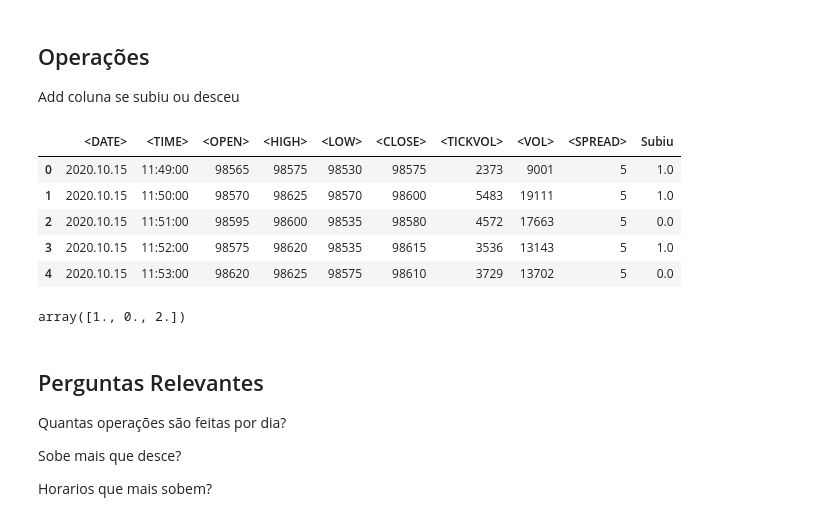
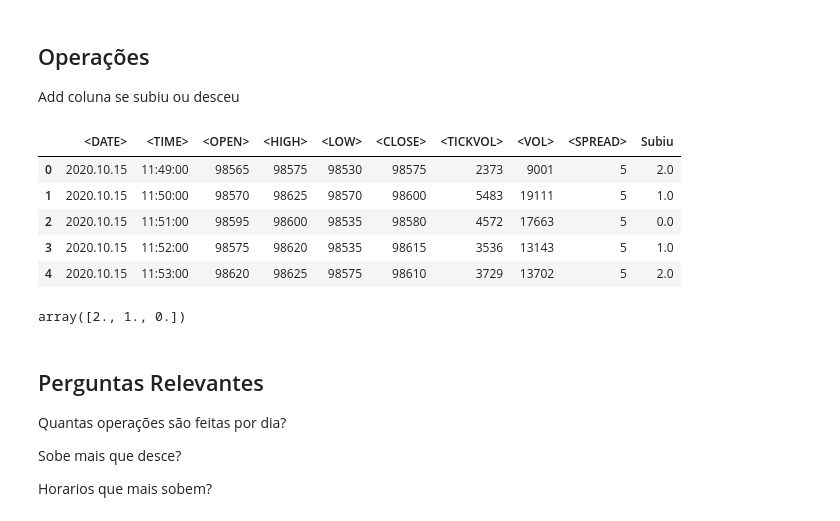
Before and after one commit to LordTheuzim/mini_indice, a Jupyter notebook: notebooks/Mini_indice_dataExploratory.ipynb, the cells around one changed output. Saved outputs shown, nothing was run; the diff lists cells and outputs as text; code cells hidden in the pictures.

```diff
--- a/notebooks/Mini_indice_dataExploratory.ipynb
+++ b/notebooks/Mini_indice_dataExploratory.ipynb
@@ -12,7 +7,7 @@ import numpy as np
 import pandas as pd
 import matplotlib.pyplot as plt
 # %%
-data_frame1 = pd.read_csv("/content/drive/MyDrive/9P/DSC/datasets/WINN_M1.csv",sep='\t')
+data_frame1 = pd.read_csv("../datasets/WINN_M1.csv",sep='\t')
 data_frame1
 # %% [output]
 |  | <DATE> | <TIME> | <OPEN> | <HIGH> | <LOW> | <CLOSE> | <TICKVOL> | <VOL> | <SPREAD> |
@@ -33,21 +28,21 @@ data_frame1
 
 Add coluna se subiu ou desceu
 # %%
-data_frame1.loc[lambda data_frame1: data_frame1['<OPEN>'] > data_frame1['<CLOSE>'], "Subiu"] = 0
-data_frame1.loc[lambda data_frame1: data_frame1['<OPEN>'] < data_frame1['<CLOSE>'], "Subiu"] = 1
-data_frame1.loc[lambda data_frame1: data_frame1['<OPEN>'] == data_frame1['<CLOSE>'], "Subiu"] = 2
+data_frame1.loc[lambda data_frame1: (data_frame1['<OPEN>'] - data_frame1['<CLOSE>']) > 10, "Subiu"] = 0
+data_frame1.loc[lambda data_frame1: (data_frame1['<CLOSE>'] - data_frame1['<OPEN>']) > 10, "Subiu"] = 1
+data_frame1.loc[lambda data_frame1: ((data_frame1['<OPEN>'] >= data_frame1['<CLOSE>'] - 10) & (data_frame1['<OPEN>'] <= (data_frame1['<CLOSE>'] + 10))), "Subiu"] = 2
 data_frame1.head()
 # %% [output]
 |  | <DATE> | <TIME> | <OPEN> | <HIGH> | <LOW> | <CLOSE> | <TICKVOL> | <VOL> | <SPREAD> | Subiu |
-| 0 | 2020.10.15 | 11:49:00 | 98565 | 98575 | 98530 | 98575 | 2373 | 9001 | 5 | 1.0 |
+| 0 | 2020.10.15 | 11:49:00 | 98565 | 98575 | 98530 | 98575 | 2373 | 9001 | 5 | 2.0 |
 | 1 | 2020.10.15 | 11:50:00 | 98570 | 98625 | 98570 | 98600 | 5483 | 19111 | 5 | 1.0 |
 | 2 | 2020.10.15 | 11:51:00 | 98595 | 98600 | 98535 | 98580 | 4572 | 17663 | 5 | 0.0 |
 | 3 | 2020.10.15 | 11:52:00 | 98575 | 98620 | 98535 | 98615 | 3536 | 13143 | 5 | 1.0 |
-| 4 | 2020.10.15 | 11:53:00 | 98620 | 98625 | 98575 | 98610 | 3729 | 13702 | 5 | 0.0 |
+| 4 | 2020.10.15 | 11:53:00 | 98620 | 98625 | 98575 | 98610 | 3729 | 13702 | 5 | 2.0 |
 # %%
 data_frame1['Subiu'].unique()
 # %% [output]
-array([1., 0., 2.])
+array([2., 1., 0.])
 # %% [markdown]
 ## Perguntas Relevantes
 
```
Also changed, not shown: parts of 9 cells of this notebook, 2 other files.
